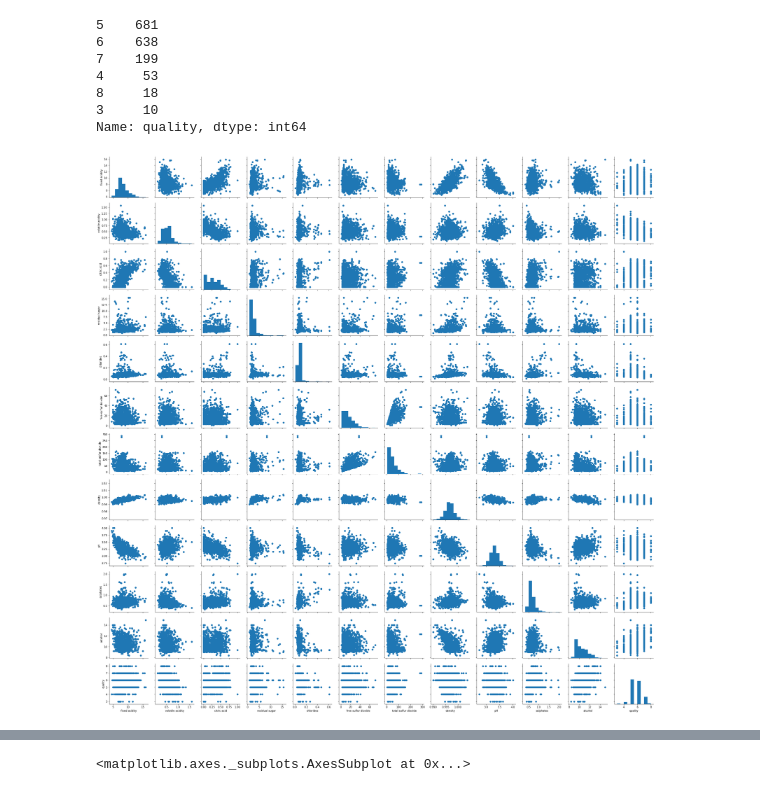
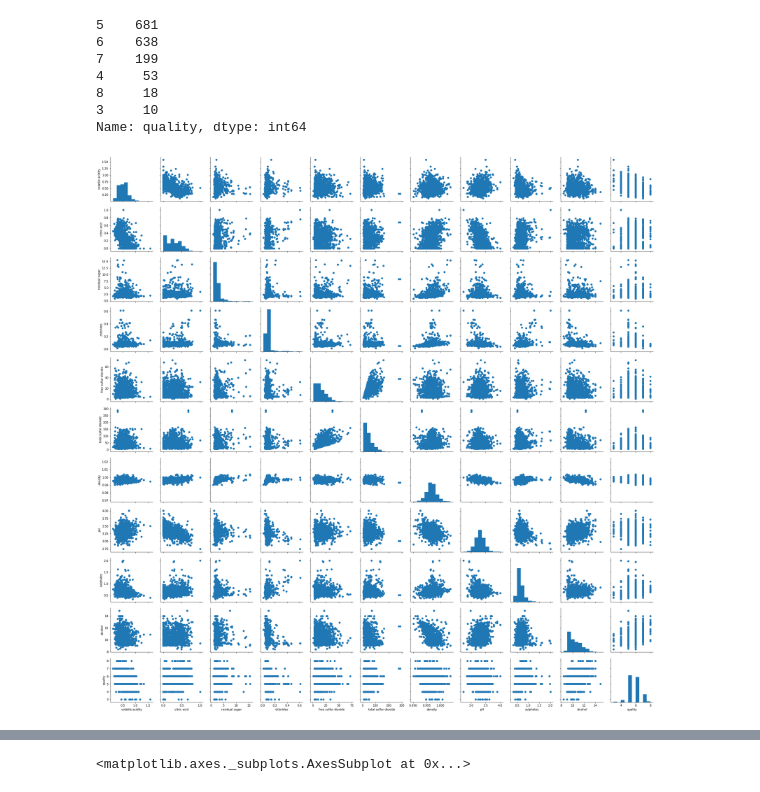
Before and after one commit to EffyFang/DataMining, a Jupyter notebook: winequality/Wine Quality Prediction Project.ipynb, the cells around one changed output, grey strips where cells are left out. Saved outputs shown, nothing was run; the diff lists cells and outputs as text; code cells hidden in the pictures.

```diff
--- a/winequality/Wine Quality Prediction Project.ipynb
+++ b/winequality/Wine Quality Prediction Project.ipynb
@@ -60,8 +61,9 @@ red['quality'].value_counts()
 Name: quality, dtype: int64
 # %%
 #PairGrid Plot
-ax = sns.PairGrid(red)
+ax = sns.PairGrid(red, vars = red.iloc[:,1:13])
 ax = ax.map_diag(plt.hist)
 ax = ax.map_offdiag(plt.scatter)
+#ax = ax.add_legend()
 # %% [output]
-[figure, old version]
+[figure, new version]
```
Also changed, not shown: parts of 20 cells of this notebook, 5 other files.
